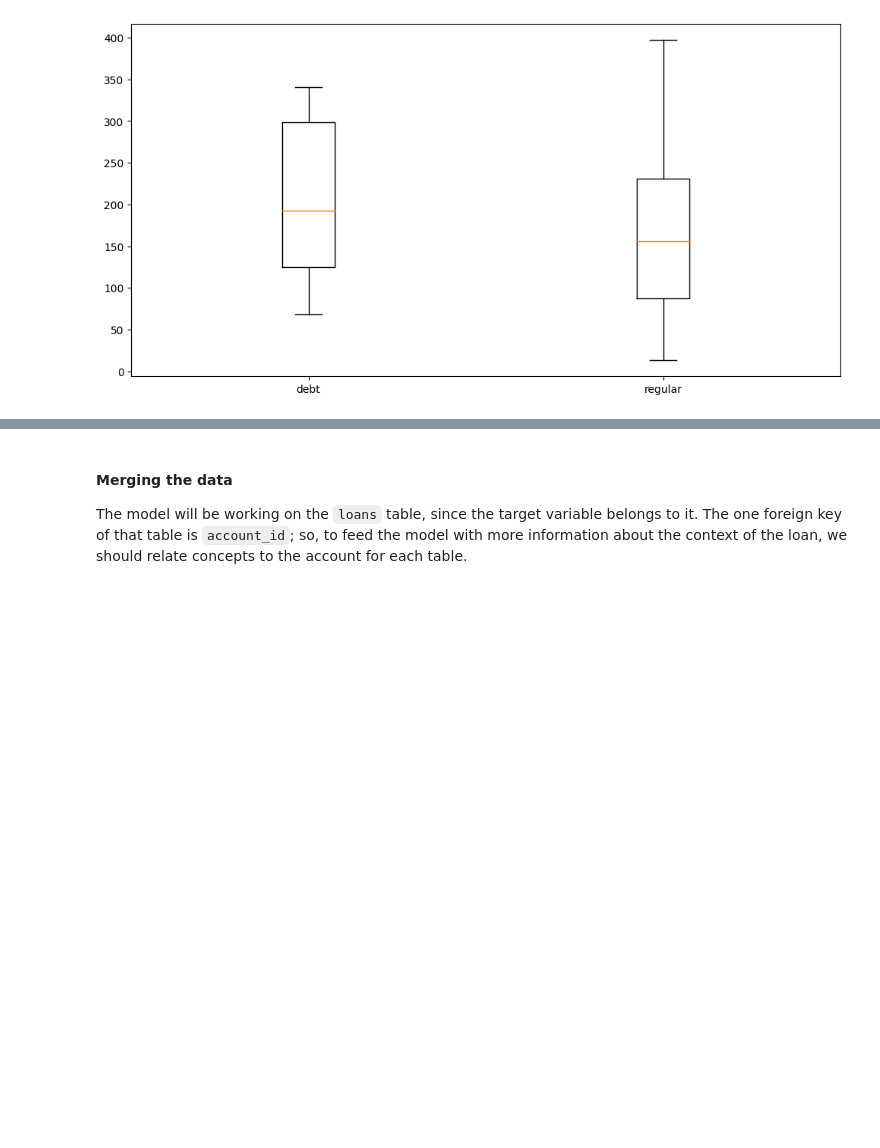
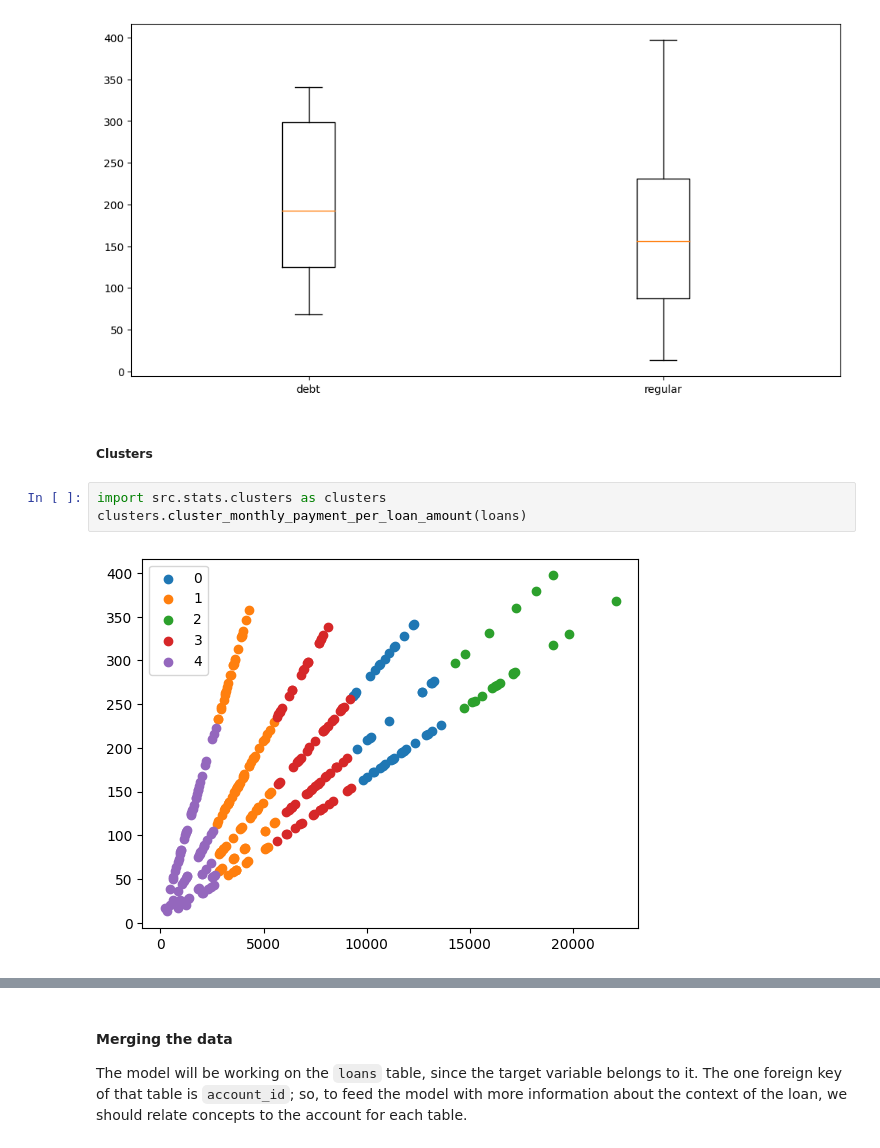
Before and after one commit to bdmendes/feup-ac-banking, a Jupyter notebook: project.ipynb, the cells around one changed output, grey strips where cells are left out. Drawn from its saved outputs; the diff is of its cells as text; blank space fills up the shorter version.

```diff
--- a/project.ipynb
+++ b/project.ipynb
@@ -196,3 +196,10 @@ graphs.plot_monthly_payment_per_loan_amount(loans)
 graphs.plot_monthly_payment_per_status(loans)
 # %% [output]
 [figure]
+# %% [markdown]
+##### Clusters
+# %%
+import src.stats.clusters as clusters
+clusters.cluster_monthly_payment_per_loan_amount(loans)
+# %% [output]
+[figure, added]
```
Also changed, not shown: parts of 6 cells of this notebook, 1 other file.
